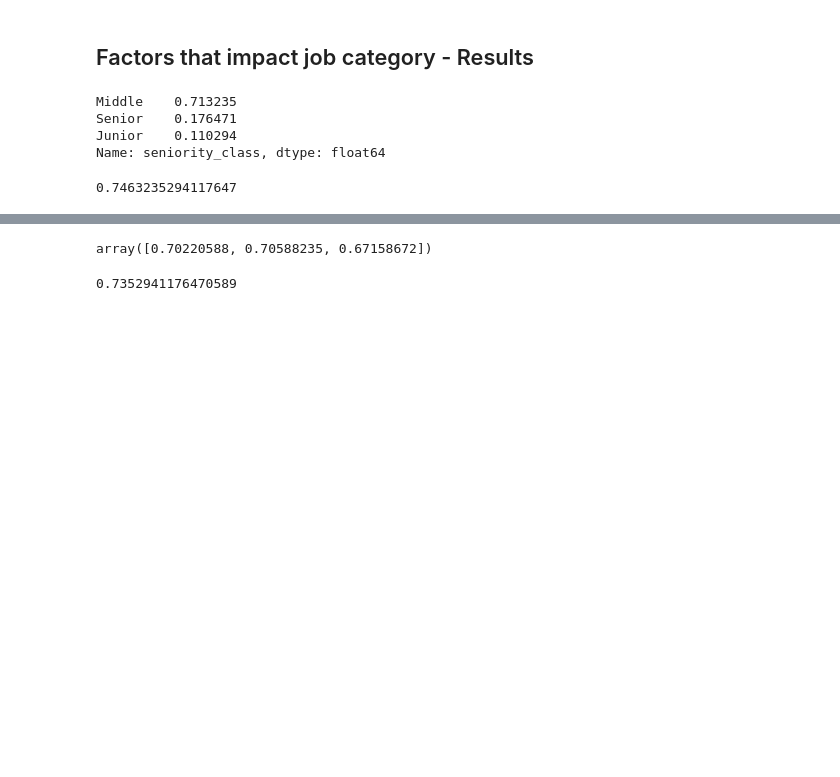
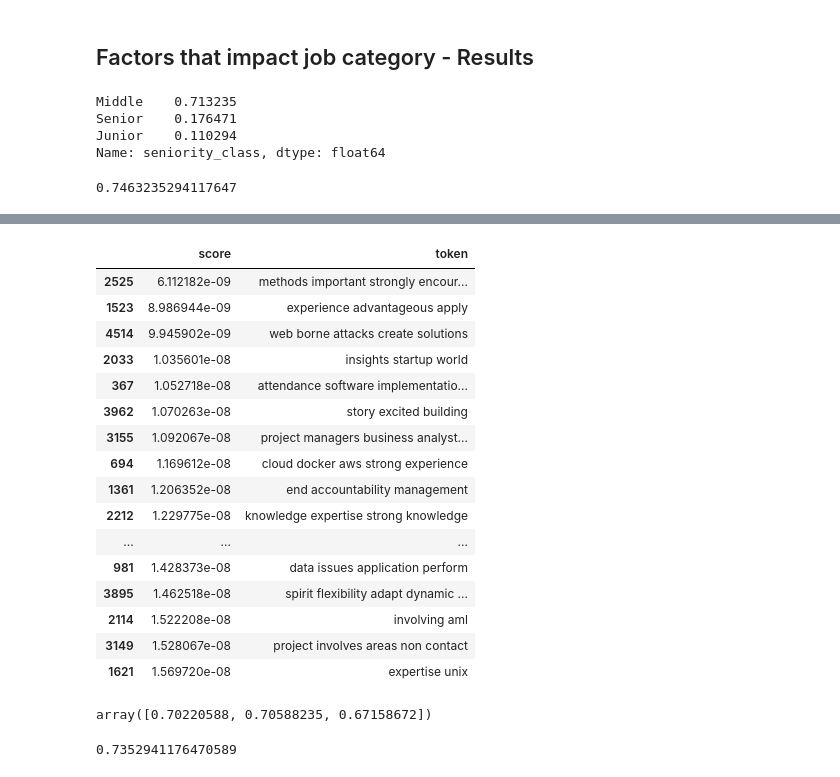
Before and after one commit to yingkh/dsi-sg-03-projects, a Jupyter notebook: project-four/kaho-project4.ipynb, the cells around one changed output, grey strips where cells are left out. Cells and saved outputs as stored; diff of their text form; code cells hidden in the pictures; blank space fills up the shorter version.

Commit message:
Include first part of discussion in project.

```diff
--- a/project-four/kaho-project4.ipynb
+++ b/project-four/kaho-project4.ipynb
@@ -369,3 +423,28 @@ avg / total       0.73      0.75      0.69       272
+# %%
+# Understand the tokens that are used to build the trees.
+list_features_2 = [{'token': token, 'score': score} for (token, score) in zip(cV_2a.get_feature_names(), rfC_2a.feature_importances_) if score > 0]
+df_features_2 = pd.DataFrame(list_features_2)
+df_features_2.sort_values(by = 'score', inplace=True)
+# %%
+df_features_2.head(20)
+# %% [output]
+|  | score | token |
+| 2525 | 6.112182e-09 | methods important strongly encour... |
+| 1523 | 8.986944e-09 | experience advantageous apply |
+| 4514 | 9.945902e-09 | web borne attacks create solutions |
+| 2033 | 1.035601e-08 | insights startup world |
+| 367 | 1.052718e-08 | attendance software implementatio... |
+| 3962 | 1.070263e-08 | story excited building |
+| 3155 | 1.092067e-08 | project managers business analyst... |
+| 694 | 1.169612e-08 | cloud docker aws strong experience |
+| 1361 | 1.206352e-08 | end accountability management |
+| 2212 | 1.229775e-08 | knowledge expertise strong knowledge |
+| ... | ... | ... |
+| 981 | 1.428373e-08 | data issues application perform |
+| 3895 | 1.462518e-08 | spirit flexibility adapt dynamic ... |
+| 2114 | 1.522208e-08 | involving aml |
+| 3149 | 1.528067e-08 | project involves areas non contact |
+| 1621 | 1.569720e-08 | expertise unix |
 # %%
 # Modelling using Naive Bayes
 nbC_2 = MultinomialNB()
```
Also changed, not shown: parts of 27 cells of this notebook.
